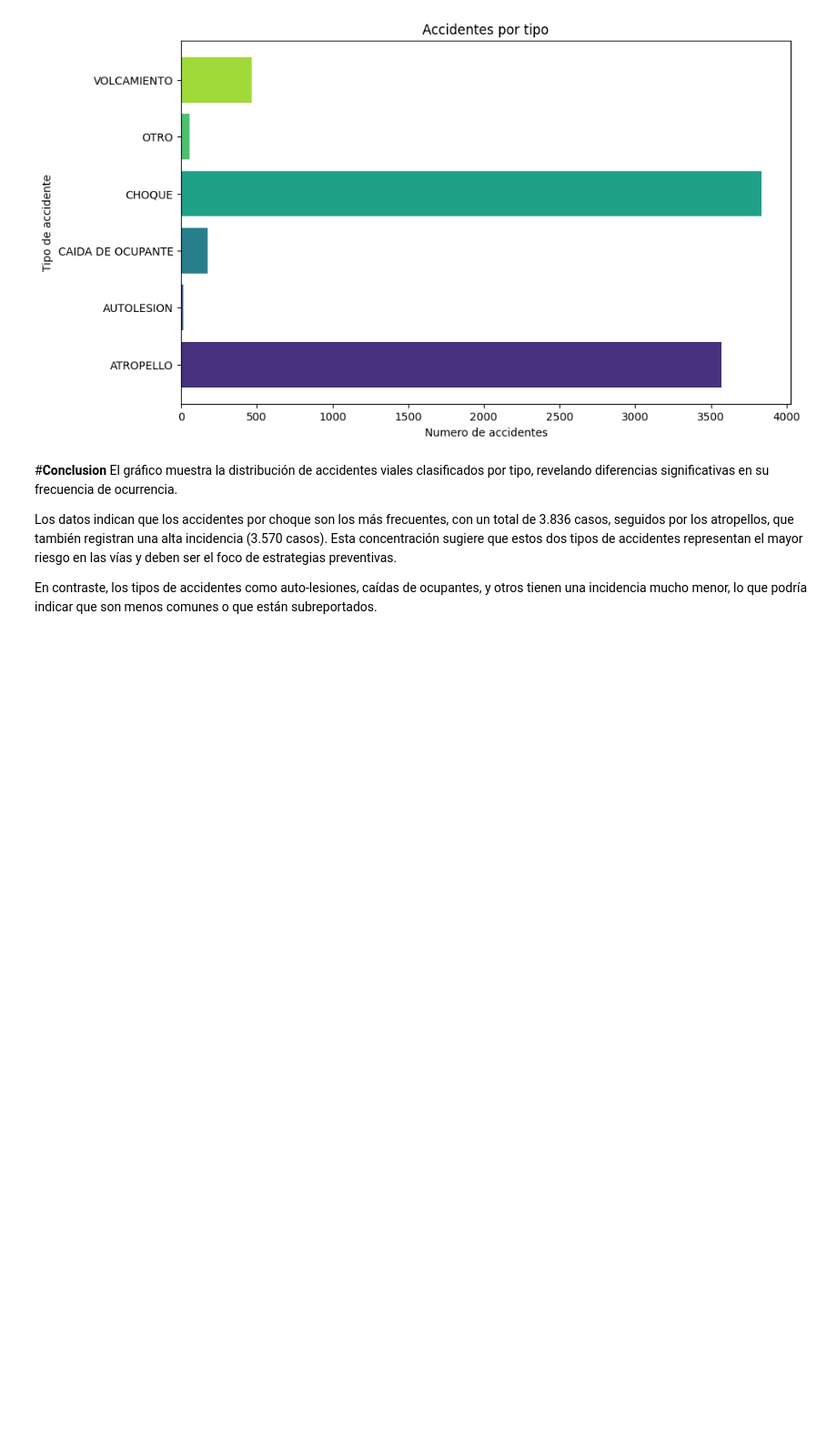
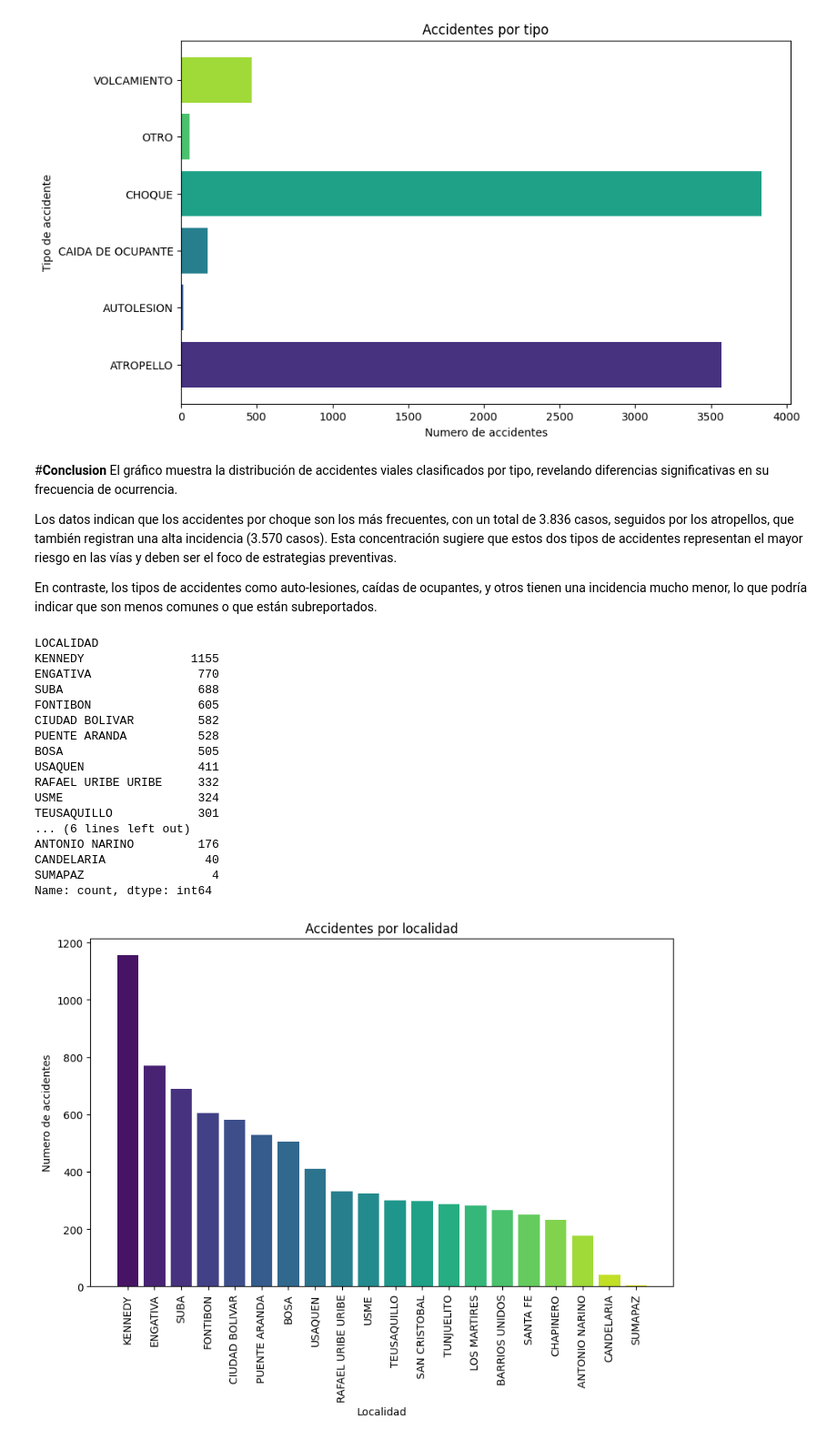
Before and after one commit to SrJames14/Proyecto, a Jupyter notebook: siniestrovial.ipynb, the cells around one changed output. Shown: that part at 91% size. Drawn from its saved outputs; the diff is of its cells as text; code cells hidden in the pictures; blank space fills up the shorter version.

```diff
--- a/siniestrovial.ipynb
+++ b/siniestrovial.ipynb
@@ -273,3 +273,31 @@ El gráfico muestra la distribución de accidentes viales clasificados por tipo,
 Los datos indican que los accidentes por choque son los más frecuentes, con un total de 3.836 casos, seguidos por los atropellos, que también registran una alta incidencia (3.570 casos). Esta concentración sugiere que estos dos tipos de accidentes representan el mayor riesgo en las vías y deben ser el foco de estrategias preventivas.
 
 En contraste, los tipos de accidentes como auto-lesiones, caídas de ocupantes, y otros tienen una incidencia mucho menor, lo que podría indicar que son menos comunes o que están subreportados.
+# %%
+Accidente_Localidad = df['LOCALIDAD'].value_counts() #Cuenta los accidentes por localidad
+plt.figure(figsize=(10, 6)) #Tamaño del grafico
+plt.title('Accidentes por localidad') #Titulo del grafico
+plt.bar(Accidente_Localidad.index, Accidente_Localidad.values, color=sns.color_palette('viridis', len(Accidente_Localidad))) #Crea el grafico de barras
+plt.xticks(rotation=90) #Rota la leyenda
+plt.xlabel('Localidad') #Titulo del eje X
+plt.ylabel('Numero de accidentes') #Titulo del eje Y
+print(Accidente_Localidad) #Muestra informacion del grafico
+# %% [output]
+LOCALIDAD
+KENNEDY               1155
+ENGATIVA               770
+SUBA                   688
+FONTIBON               605
+CIUDAD BOLIVAR         582
+PUENTE ARANDA          528
+BOSA                   505
+USAQUEN                411
+RAFAEL URIBE URIBE     332
+USME                   324
+TEUSAQUILLO            301
+... (6 lines left out)
+ANTONIO NARINO         176
+CANDELARIA              40
+SUMAPAZ                  4
+Name: count, dtype: int64
+[figure, added]
```
Also changed, not shown: parts of 1 cell of this notebook.
